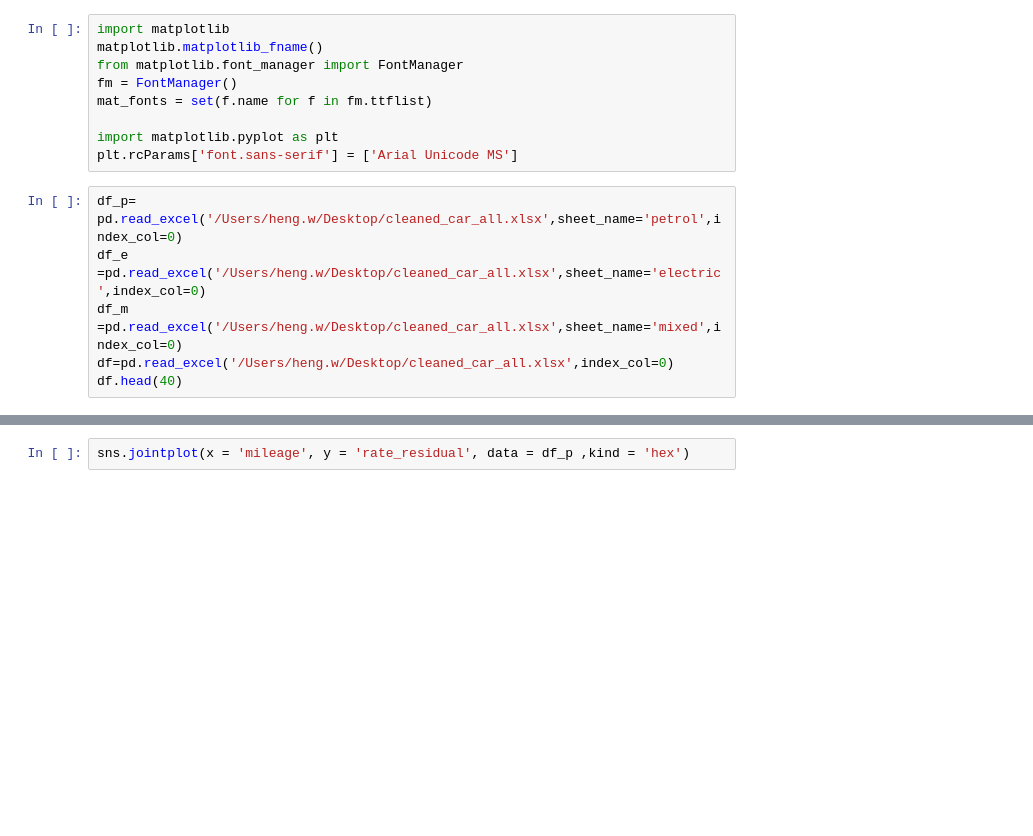
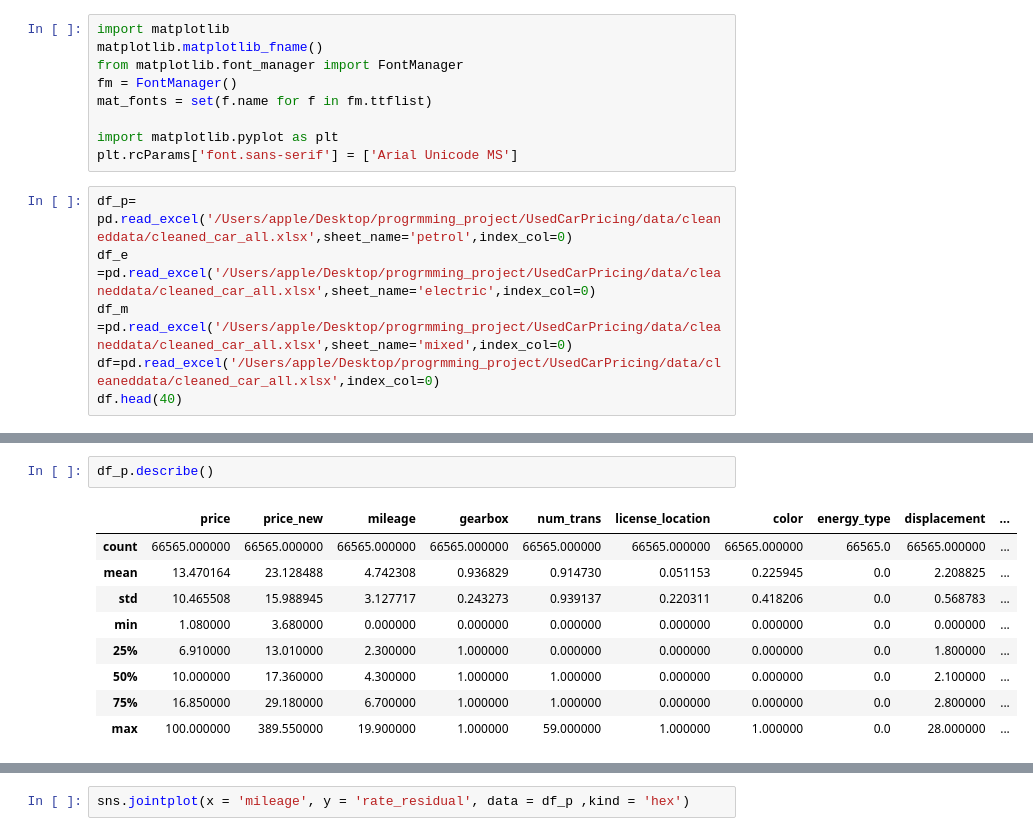
Before and after one commit to UsedCarPricingProgram/UsedCarPricing, a Jupyter notebook: EDA/EDA.ipynb, the cells around one changed output, grey strips where cells are left out. Saved outputs shown, nothing was run; the diff lists cells and outputs as text; blank space fills up the shorter version.

```diff
--- a/EDA/EDA.ipynb
+++ b/EDA/EDA.ipynb
@@ -26,10 +26,10 @@ mat_fonts = set(f.name for f in fm.ttflist)
 import matplotlib.pyplot as plt
 plt.rcParams['font.sans-serif'] = ['Arial Unicode MS']
 # %%
-df_p= pd.read_excel('/Users/heng.w/Desktop/cleaned_car_all.xlsx',sheet_name='petrol',index_col=0)
-df_e =pd.read_excel('/Users/heng.w/Desktop/cleaned_car_all.xlsx',sheet_name='electric',index_col=0)
-df_m =pd.read_excel('/Users/heng.w/Desktop/cleaned_car_all.xlsx',sheet_name='mixed',index_col=0)
-df=pd.read_excel('/Users/heng.w/Desktop/cleaned_car_all.xlsx',index_col=0)
+df_p= pd.read_excel('/Users/apple/Desktop/progrmming_project/UsedCarPricing/data/cleaneddata/cleaned_car_all.xlsx',sheet_name='petrol',index_col=0)
+df_e =pd.read_excel('/Users/apple/Desktop/progrmming_project/UsedCarPricing/data/cleaneddata/cleaned_car_all.xlsx',sheet_name='electric',index_col=0)
+df_m =pd.read_excel('/Users/apple/Desktop/progrmming_project/UsedCarPricing/data/cleaneddata/cleaned_car_all.xlsx',sheet_name='mixed',index_col=0)
+df=pd.read_excel('/Users/apple/Desktop/progrmming_project/UsedCarPricing/data/cleaneddata/cleaned_car_all.xlsx',index_col=0)
 df.head(40)
 # %% [output]
 |  | title | price | price_new | date_regi | mileage | standard | gearbox | num_trans | license_location | ... |
@@ -50,3 +50,15 @@ df.head(40)
 | 37 | 大众 2021款 途安L 280TSI DSG舒适版 7座 | 11.32 | 18.00 | 2021-03-01 | 3.40 | 国六b | 1 | 2 | 1 | ... |
 | 38 | 宝马3系 2021款 改款二 320i 运动套装 | 24.23 | 31.90 | 2021-07-01 | 3.20 | 国六b | 1 | 0 | 0 | ... |
 | 39 | 起亚K3 2019款 1.5L CVT智享互联版 | 7.28 | 12.57 | 2020-01-01 | 5.00 | 国六b | 1 | 1 | 0 | ... |
+# %%
+df_p.describe()
+# %% [output]
+|  | price | price_new | mileage | gearbox | num_trans | license_location | color | energy_type | displacement | ... |
+| count | 66565.000000 | 66565.000000 | 66565.000000 | 66565.000000 | 66565.000000 | 66565.000000 | 66565.000000 | 66565.0 | 66565.000000 | ... |
+| mean | 13.470164 | 23.128488 | 4.742308 | 0.936829 | 0.914730 | 0.051153 | 0.225945 | 0.0 | 2.208825 | ... |
+| std | 10.465508 | 15.988945 | 3.127717 | 0.243273 | 0.939137 | 0.220311 | 0.418206 | 0.0 | 0.568783 | ... |
+| min | 1.080000 | 3.680000 | 0.000000 | 0.000000 | 0.000000 | 0.000000 | 0.000000 | 0.0 | 0.000000 | ... |
+| 25% | 6.910000 | 13.010000 | 2.300000 | 1.000000 | 0.000000 | 0.000000 | 0.000000 | 0.0 | 1.800000 | ... |
+| 50% | 10.000000 | 17.360000 | 4.300000 | 1.000000 | 1.000000 | 0.000000 | 0.000000 | 0.0 | 2.100000 | ... |
+| 75% | 16.850000 | 29.180000 | 6.700000 | 1.000000 | 1.000000 | 0.000000 | 0.000000 | 0.0 | 2.800000 | ... |
+| max | 100.000000 | 389.550000 | 19.900000 | 1.000000 | 59.000000 | 1.000000 | 1.000000 | 0.0 | 28.000000 | ... |
```
Also changed, not shown: parts of 2 cells of this notebook, 1 other file.
